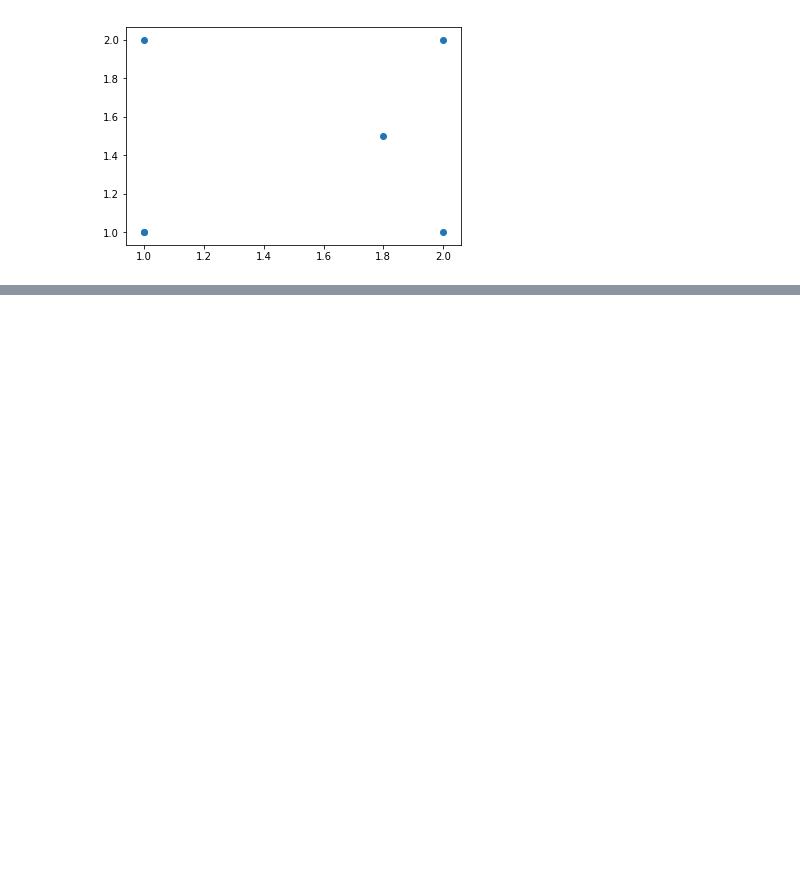
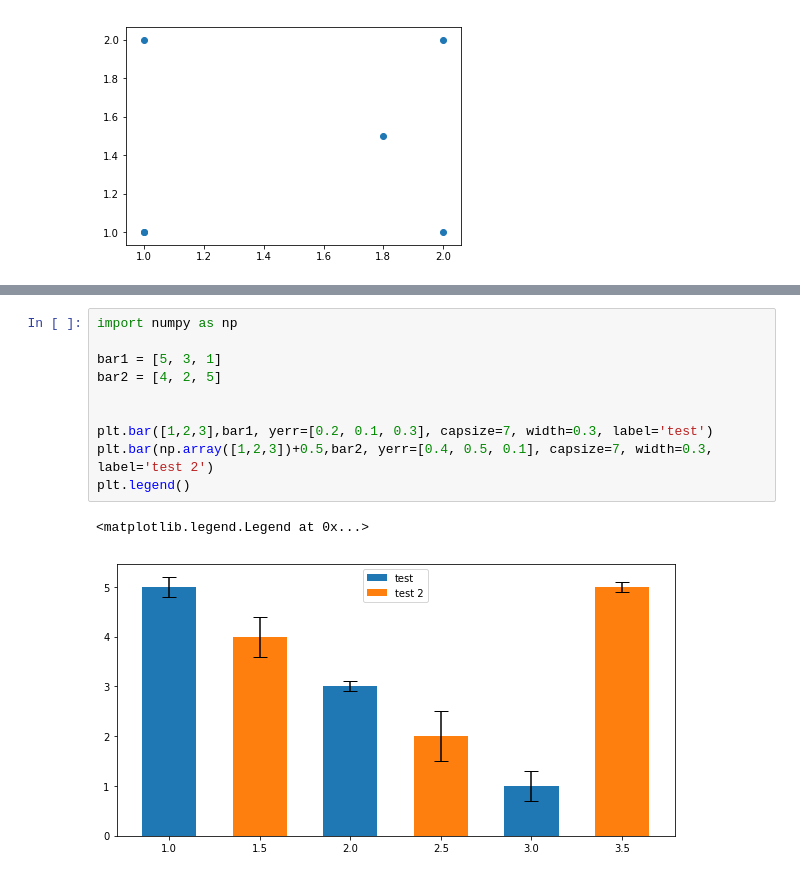
Before and after one commit to jtanderson/COSC-311-Fall2020, a Jupyter notebook: Plotting.ipynb, the cells around one changed output, grey strips where cells are left out. Saved outputs shown, nothing was run; the diff lists cells and outputs as text; blank space fills up the shorter version.

```diff
--- a/Plotting.ipynb
+++ b/Plotting.ipynb
@@ -56,0 +76,13 @@ plt.scatter(
+# %%
+import numpy as np
+
+bar1 = [5, 3, 1]
+bar2 = [4, 2, 5]
+
+
+plt.bar([1,2,3],bar1, yerr=[0.2, 0.1, 0.3], capsize=7, width=0.3, label='test')
+plt.bar(np.array([1,2,3])+0.5,bar2, yerr=[0.4, 0.5, 0.1], capsize=7, width=0.3, label='test 2')
+plt.legend()
+# %% [output]
+<matplotlib.legend.Legend at 0x...>
+[figure, added]
```
Also changed, not shown: parts of 2 cells of this notebook.
